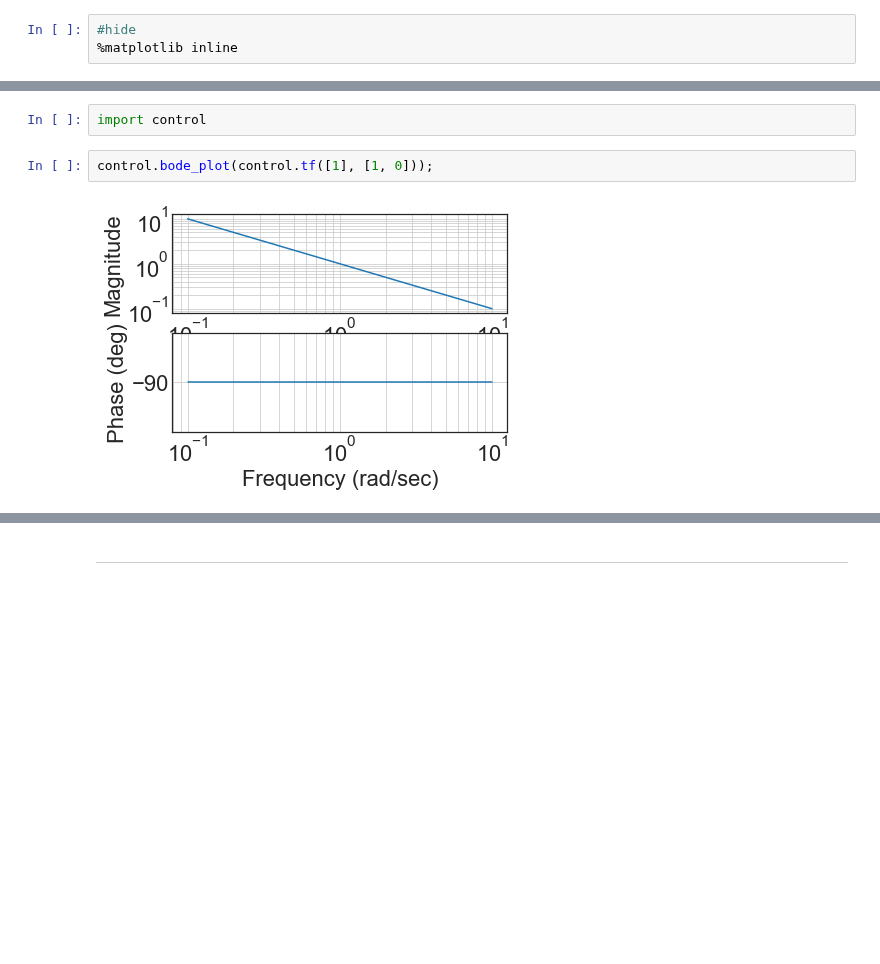
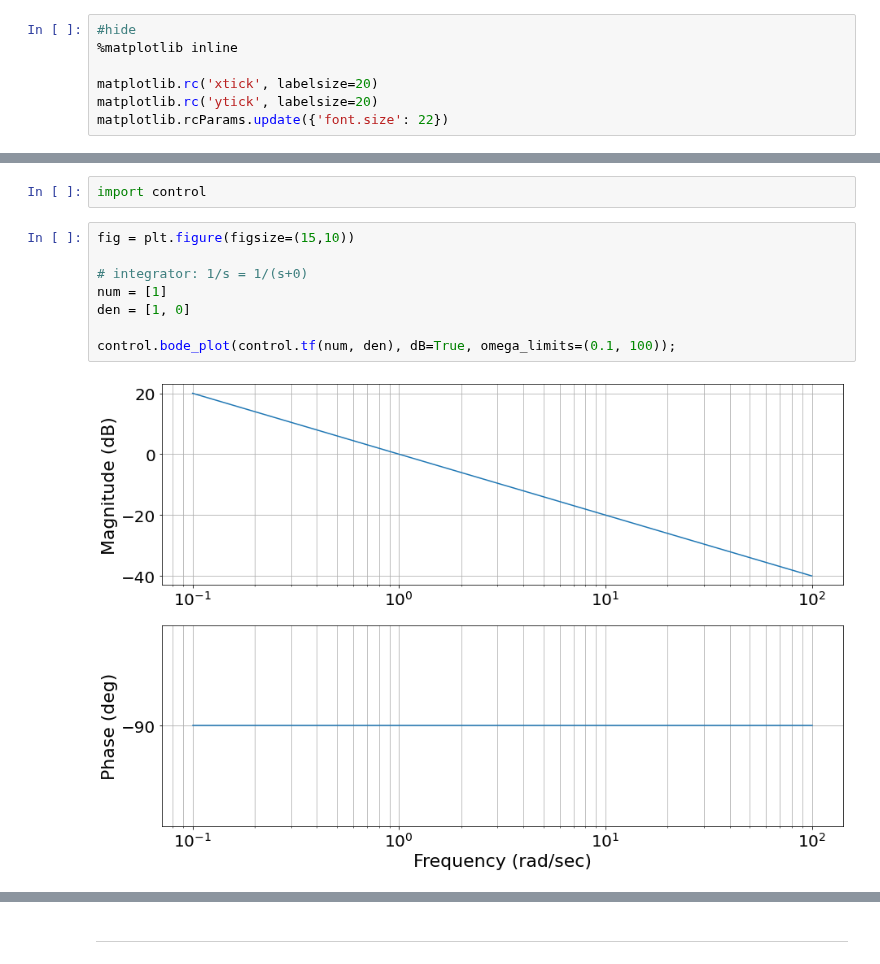
Before and after one commit to andreamunafo/classical_control_theory, a Jupyter notebook: 06_Intro_to_freq_response_and_bode_plots.ipynb, the cells around one changed output, grey strips where cells are left out. Drawn from its saved outputs; the diff is of its cells as text; blank space fills up the shorter version.

```diff
--- a/06_Intro_to_freq_response_and_bode_plots.ipynb
+++ b/06_Intro_to_freq_response_and_bode_plots.ipynb
@@ -22,6 +25,10 @@ import pandas as pd
 # %%
 #hide
 %matplotlib inline
+
+matplotlib.rc('xtick', labelsize=20)
+matplotlib.rc('ytick', labelsize=20)
+matplotlib.rcParams.update({'font.size': 22})
 # %% [markdown]
 -----------------------
 # %% [markdown]
@@ -505,9 +591,15 @@ We will use the [Python Control Systems](https://web.math.princeton.edu/~cwrowle
 # %%
 import control
 # %%
-control.bode_plot(control.tf([1], [1, 0]));
+fig = plt.figure(figsize=(15,10))
+
+# integrator: 1/s = 1/(s+0)
+num = [1]
+den = [1, 0]
+
+control.bode_plot(control.tf(num, den), dB=True, omega_limits=(0.1, 100));
 # %% [output]
-[figure, old version]
+[figure, new version]
 # %% [markdown]
 ### What about a zero?
 
```
Also changed, not shown: parts of 71 cells of this notebook, 1 other file.
